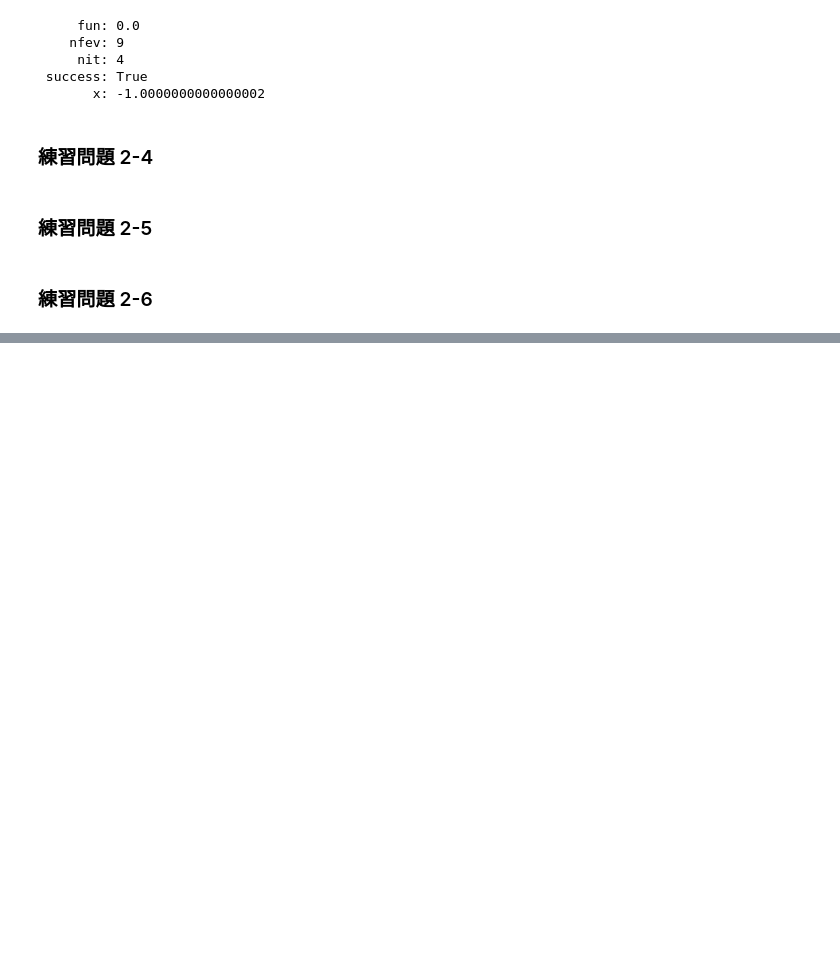
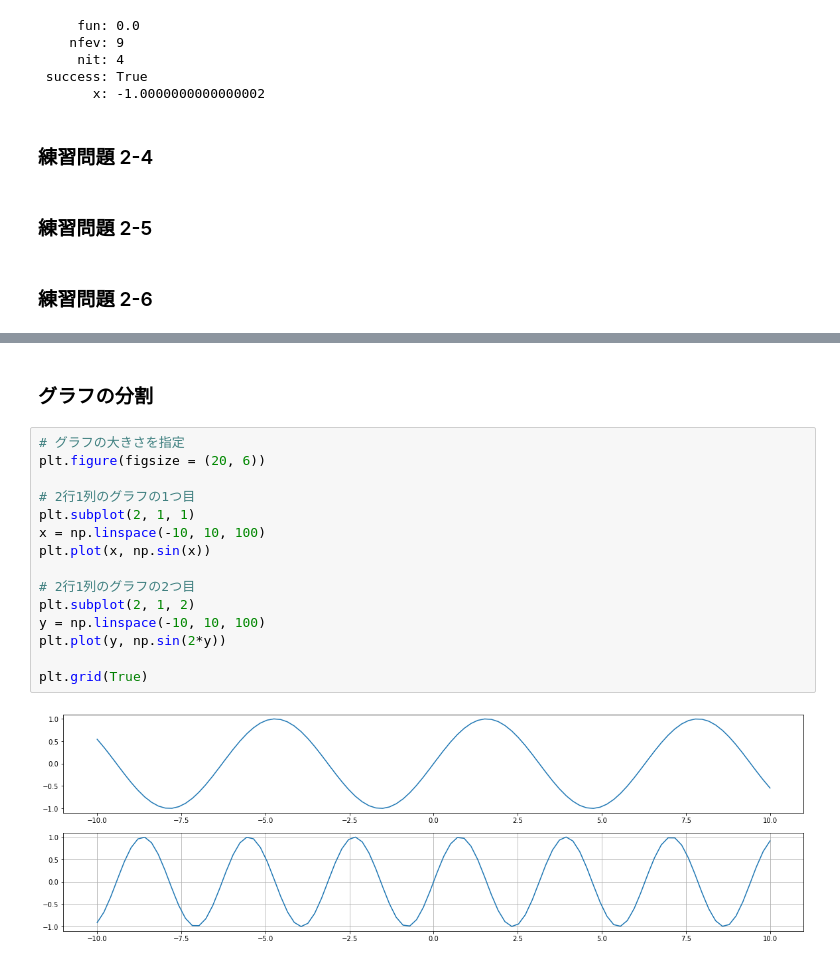
Before and after one commit to HidehikoMURAO/Data-Scientist-Training-Course, a Jupyter notebook: Chapter 2.ipynb, the cells around one changed output, grey strips where cells are left out. Cells and saved outputs as stored; diff of their text form; blank space fills up the shorter version.

```diff
--- a/Chapter 2.ipynb
+++ b/Chapter 2.ipynb
@@ -324,0 +713,19 @@ print(minimize_scalar(my_function, method = 'Brent'))
+# %% [markdown]
+### グラフの分割
+# %%
+# グラフの大きさを指定
+plt.figure(figsize = (20, 6))
+
+# 2行1列のグラフの1つ目
+plt.subplot(2, 1, 1)
+x = np.linspace(-10, 10, 100)
+plt.plot(x, np.sin(x))
+
+# 2行1列のグラフの2つ目
+plt.subplot(2, 1, 2)
+y = np.linspace(-10, 10, 100)
+plt.plot(y, np.sin(2*y))
+
+plt.grid(True)
+# %% [output]
+[figure, added]
```
Also changed, not shown: parts of 56 cells of this notebook.
